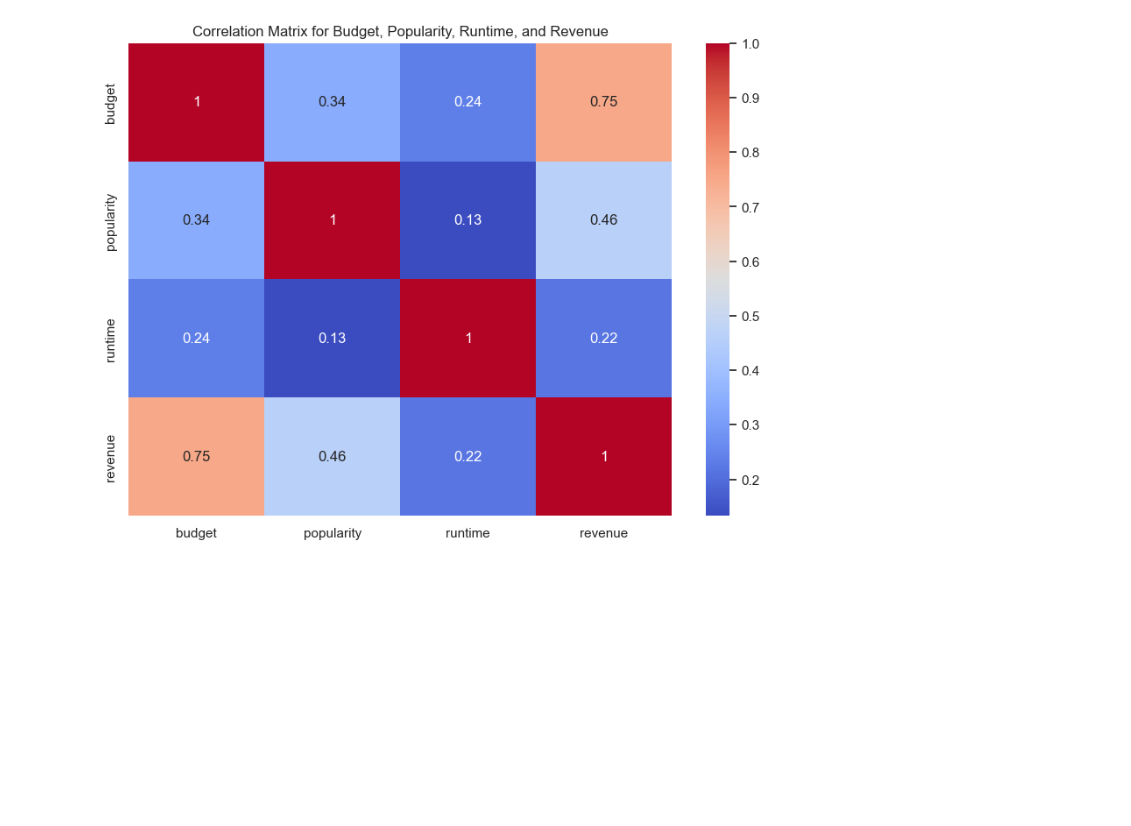
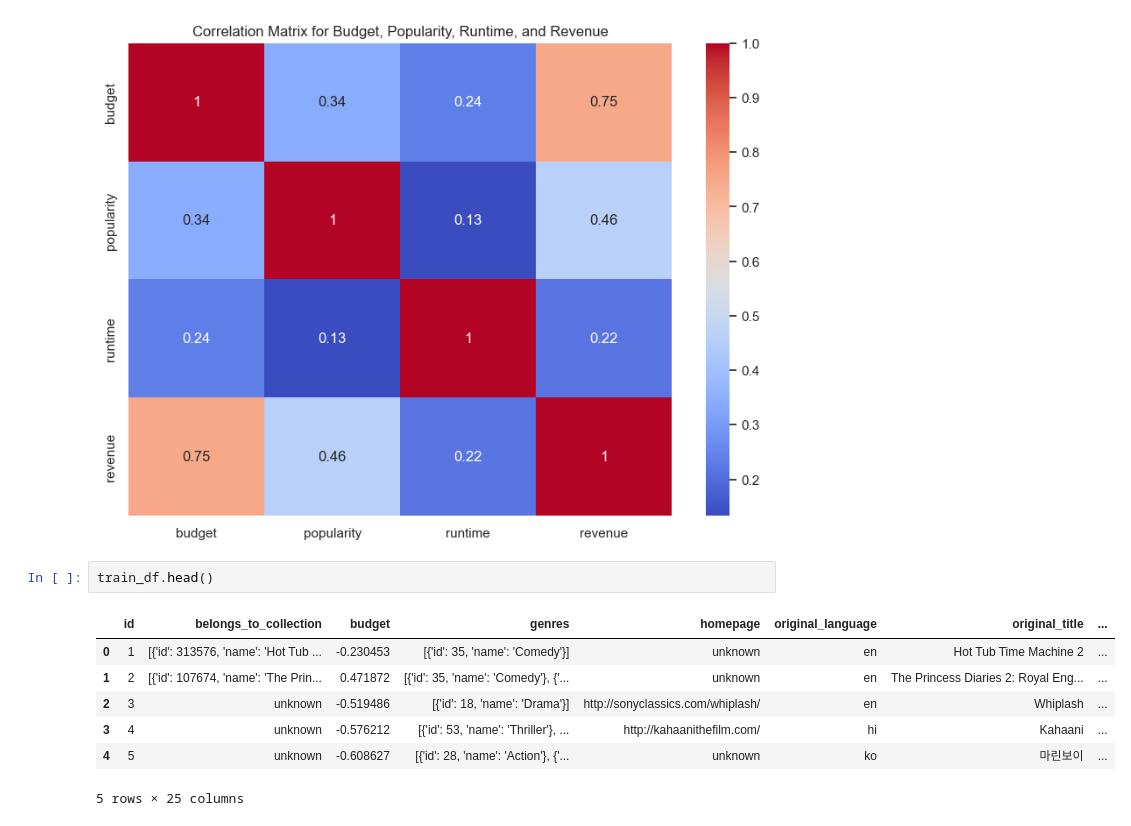
Before and after one commit to 001202ZHENG/DSBA2023_ML_Project, a Jupyter notebook: demo_1.ipynb, the cells around one changed output. Cells and saved outputs as stored; diff of their text form; blank space fills up the shorter version.

```diff
--- a/demo_1.ipynb
+++ b/demo_1.ipynb
@@ -351,3 +359,13 @@ plt.title('Correlation Matrix for Budget, Popularity, Runtime, and Revenue')
 [figure]
 Text(0.5, 1.0, 'Correlation Matrix for Budget, Popularity, Runtime, and Revenue')
 [figure]
+# %%
+train_df.head()
+# %% [output]
+|  | id | belongs_to_collection | budget | genres | homepage | original_language | original_title | ... |
+| 0 | 1 | [{'id': 313576, 'name': 'Hot Tub ... | -0.230453 | [{'id': 35, 'name': 'Comedy'}] | unknown | en | Hot Tub Time Machine 2 | ... |
+| 1 | 2 | [{'id': 107674, 'name': 'The Prin... | 0.471872 | [{'id': 35, 'name': 'Comedy'}, {'... | unknown | en | The Princess Diaries 2: Royal Eng... | ... |
+| 2 | 3 | unknown | -0.519486 | [{'id': 18, 'name': 'Drama'}] | http://sonyclassics.com/whiplash/ | en | Whiplash | ... |
+| 3 | 4 | unknown | -0.576212 | [{'id': 53, 'name': 'Thriller'}, ... | http://kahaanithefilm.com/ | hi | Kahaani | ... |
+| 4 | 5 | unknown | -0.608627 | [{'id': 28, 'name': 'Action'}, {'... | unknown | ko | 마린보이 | ... |
+5 rows × 25 columns
```
Also changed, not shown: parts of 9 cells of this notebook, 1 other file.
